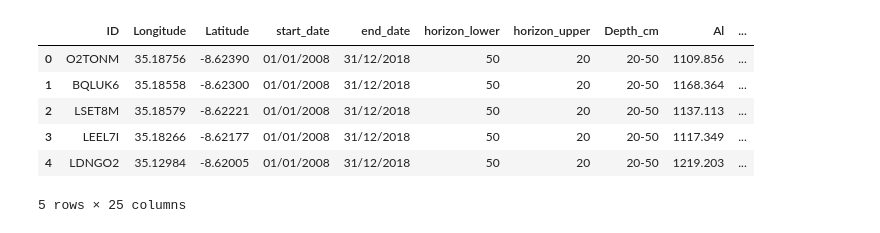
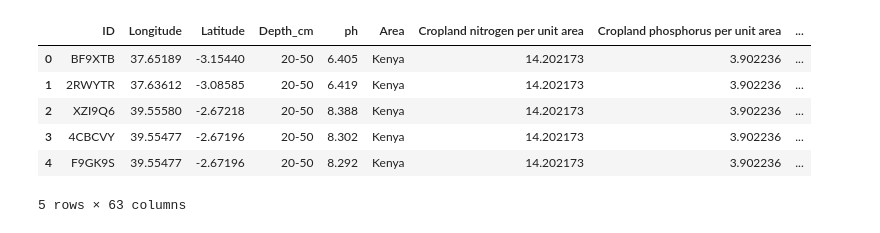
Before and after one commit to lucknera/projekt_interdyscyplinarny, a Jupyter notebook: models/mateusz-eda.ipynb, the cells around one changed output. Cells and saved outputs as stored; diff of their text form; code cells hidden in the pictures.

```diff
--- a/models/mateusz-eda.ipynb
+++ b/models/mateusz-eda.ipynb
@@ -6,13 +9,13 @@ import matplotlib.pyplot as plt
 
 plt.style.use('default')
 # %%
-train_data = pd.read_csv("../rhea-soil-nutrient-prediction-challenge/Train.csv")
-train_data.head()
+df = read_data("../rhea-soil-nutrient-prediction-challenge/Train.csv")
+df.head()
 # %% [output]
-|  | ID | Longitude | Latitude | start_date | end_date | horizon_lower | horizon_upper | Depth_cm | Al | ... |
-| 0 | O2TONM | 35.18756 | -8.62390 | 01/01/2008 | 31/12/2018 | 50 | 20 | 20-50 | 1109.856 | ... |
-| 1 | BQLUK6 | 35.18558 | -8.62300 | 01/01/2008 | 31/12/2018 | 50 | 20 | 20-50 | 1168.364 | ... |
-| 2 | LSET8M | 35.18579 | -8.62221 | 01/01/2008 | 31/12/2018 | 50 | 20 | 20-50 | 1137.113 | ... |
-| 3 | LEEL7I | 35.18266 | -8.62177 | 01/01/2008 | 31/12/2018 | 50 | 20 | 20-50 | 1117.349 | ... |
-| 4 | LDNGO2 | 35.12984 | -8.62005 | 01/01/2008 | 31/12/2018 | 50 | 20 | 20-50 | 1219.203 | ... |
+|  | ID | Longitude | Latitude | Depth_cm | ph | Area | Cropland nitrogen per unit area | Cropland phosphorus per unit area | ... |
+| 0 | BF9XTB | 37.65189 | -3.15440 | 20-50 | 6.405 | Kenya | 14.202173 | 3.902236 | ... |
+| 1 | 2RWYTR | 37.63612 | -3.08585 | 20-50 | 6.419 | Kenya | 14.202173 | 3.902236 | ... |
+| 2 | XZI9Q6 | 39.55580 | -2.67218 | 20-50 | 8.388 | Kenya | 14.202173 | 3.902236 | ... |
+| 3 | 4CBCVY | 39.55477 | -2.67196 | 20-50 | 8.302 | Kenya | 14.202173 | 3.902236 | ... |
+| 4 | F9GK9S | 39.55477 | -2.67196 | 20-50 | 8.292 | Kenya | 14.202173 | 3.902236 | ... |
-5 rows × 25 columns
+5 rows × 63 columns
```
Also changed, not shown: parts of 13 cells of this notebook, 3 other files.
